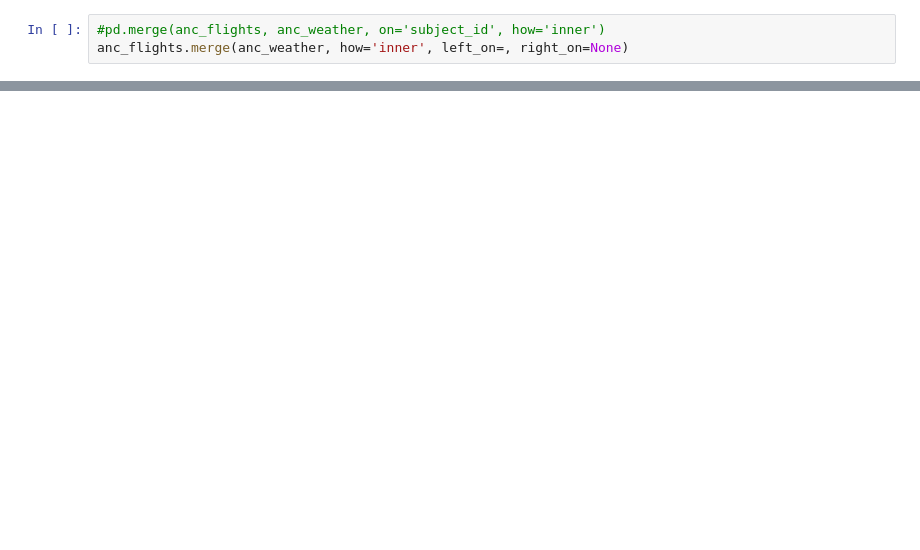
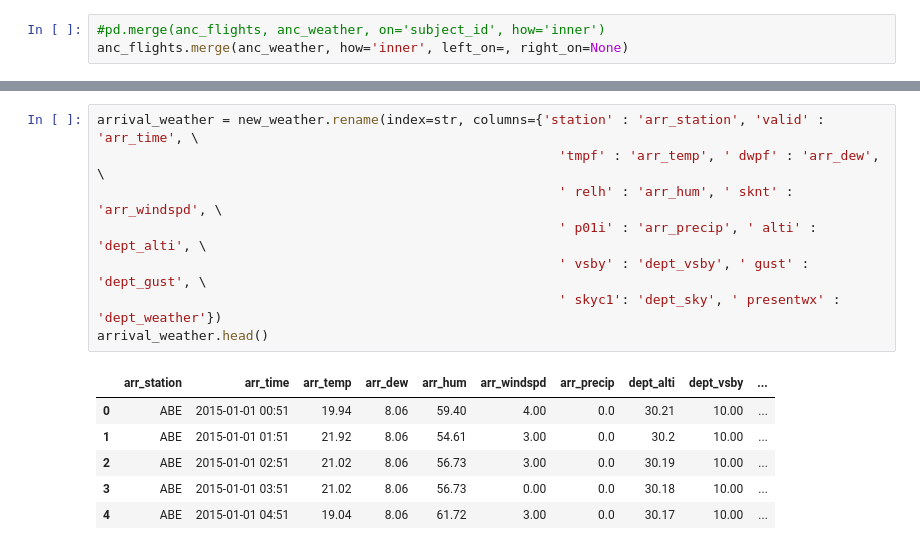
Before and after one commit to andrewwang2015/Predicting-Flight-Delays-Cancellations, a Jupyter notebook: Weather-Data-Pruning.ipynb, the cells around one changed output, grey strips where cells are left out. Drawn from its saved outputs; the diff is of its cells as text; blank space fills up the shorter version.

```diff
--- a/Weather-Data-Pruning.ipynb
+++ b/Weather-Data-Pruning.ipynb
@@ -306,0 +377,15 @@ anc_fw.head()
+# %%
+arrival_weather = new_weather.rename(index=str, columns={'station' : 'arr_station', 'valid' : 'arr_time', \
+                                                           'tmpf' : 'arr_temp', ' dwpf' : 'arr_dew', \
+                                                           ' relh' : 'arr_hum', ' sknt' : 'arr_windspd', \
+                                                           ' p01i' : 'arr_precip', ' alti' : 'dept_alti', \
+                                                           ' vsby' : 'dept_vsby', ' gust' : 'dept_gust', \
+                                                           ' skyc1': 'dept_sky', ' presentwx' : 'dept_weather'})
+arrival_weather.head()
+# %% [output]
+|  | arr_station | arr_time | arr_temp | arr_dew | arr_hum | arr_windspd | arr_precip | dept_alti | dept_vsby | ... |
+| 0 | ABE | 2015-01-01 00:51 | 19.94 | 8.06 | 59.40 | 4.00 | 0.0 | 30.21 | 10.00 | ... |
+| 1 | ABE | 2015-01-01 01:51 | 21.92 | 8.06 | 54.61 | 3.00 | 0.0 | 30.2 | 10.00 | ... |
+| 2 | ABE | 2015-01-01 02:51 | 21.02 | 8.06 | 56.73 | 3.00 | 0.0 | 30.19 | 10.00 | ... |
+| 3 | ABE | 2015-01-01 03:51 | 21.02 | 8.06 | 56.73 | 0.00 | 0.0 | 30.18 | 10.00 | ... |
+| 4 | ABE | 2015-01-01 04:51 | 19.04 | 8.06 | 61.72 | 3.00 | 0.0 | 30.17 | 10.00 | ... |
```
Also changed, not shown: parts of 17 cells of this notebook, 3 other files.
